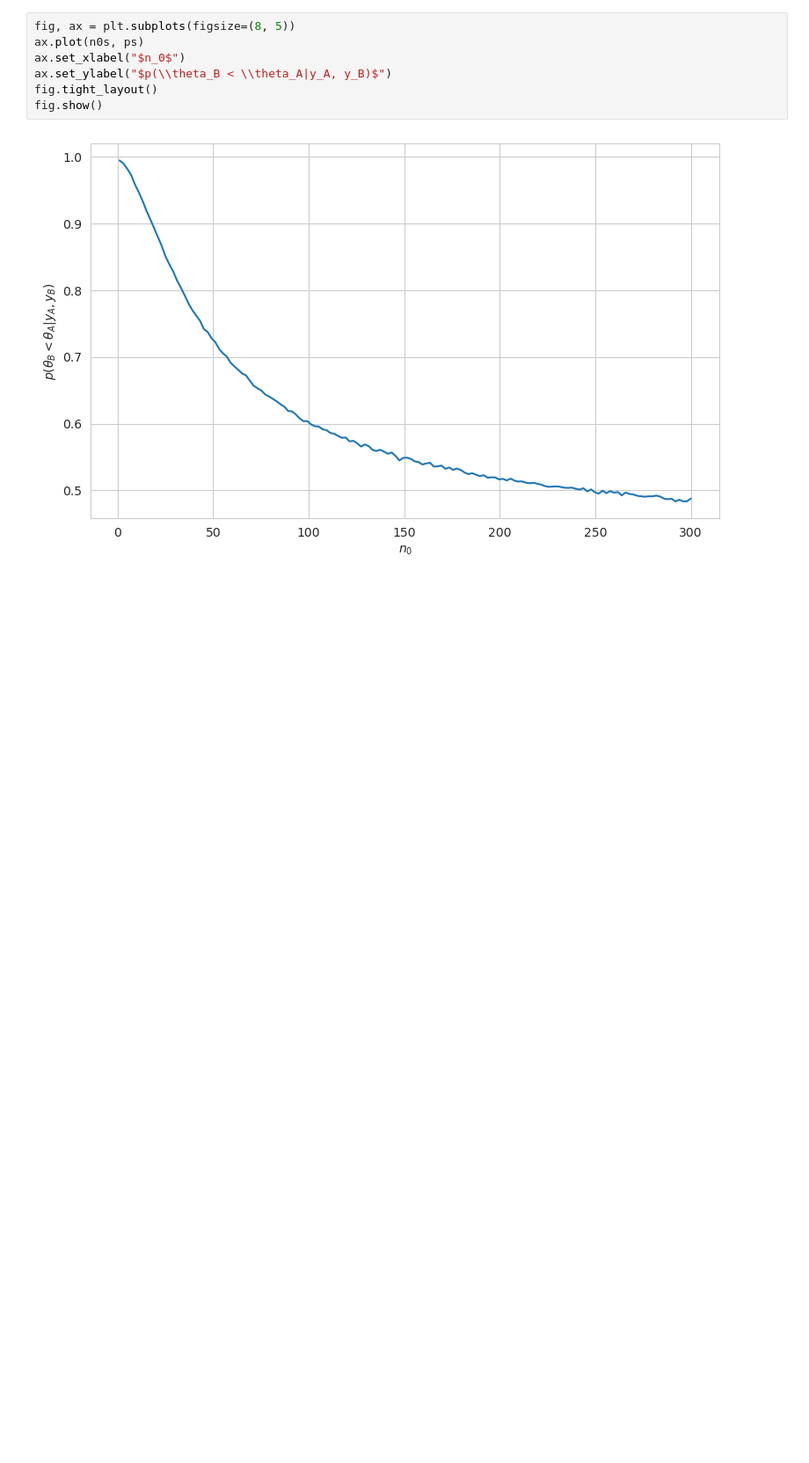
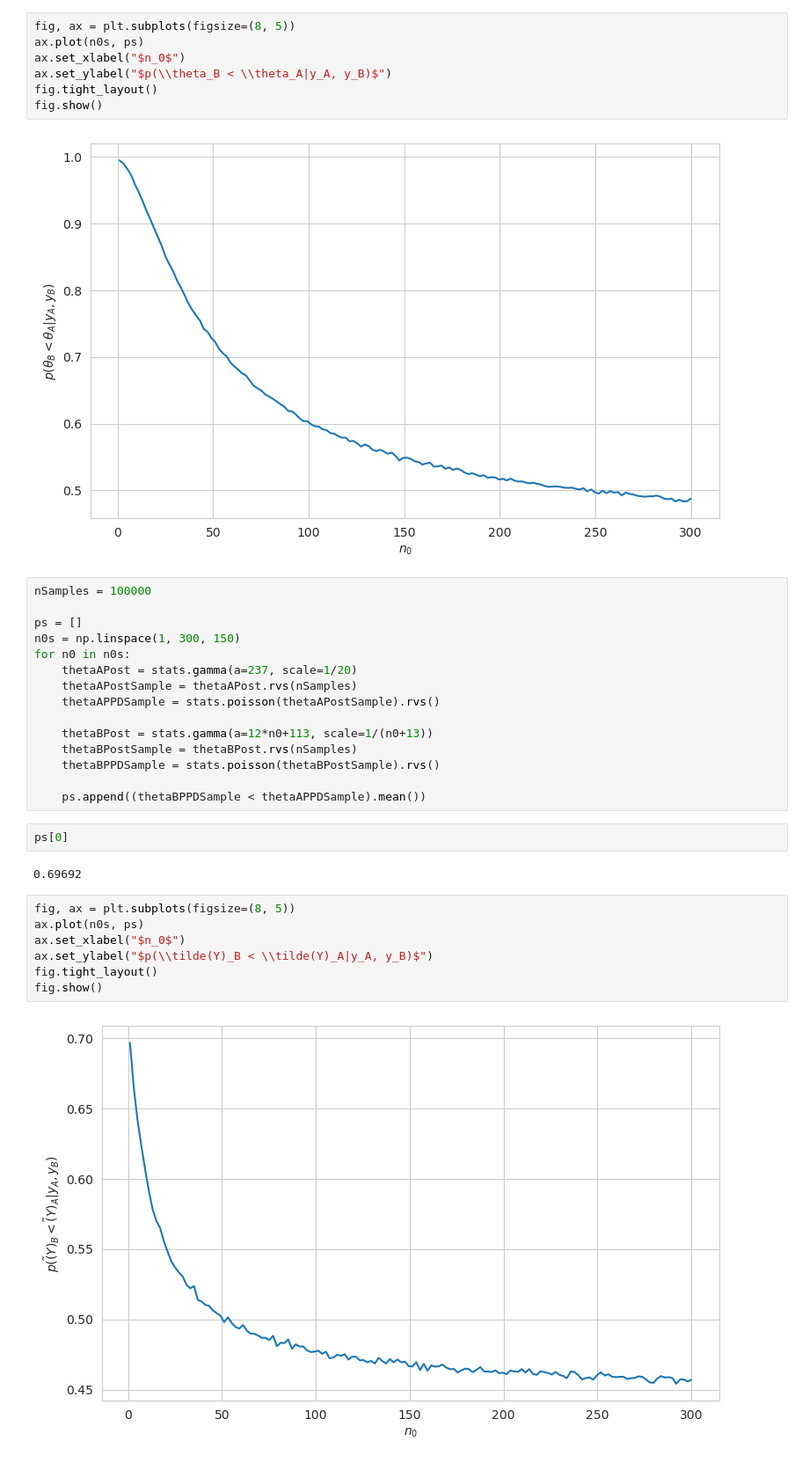
Before and after one commit to WHITSNAK/sta_602, a Jupyter notebook: hw5/hw5.ipynb, the cells around one changed output. Shown at 88% size. Saved outputs shown, nothing was run; the diff lists cells and outputs as text; blank space fills up the shorter version.

Commit message:
add plot 4.2.c

```diff
--- a/hw5/hw5.ipynb
+++ b/hw5/hw5.ipynb
@@ -119,3 +119,31 @@ fig.tight_layout()
 fig.show()
 # %% [output]
 [figure]
+# %%
+nSamples = 100000
+
+ps = []
+n0s = np.linspace(1, 300, 150)
+for n0 in n0s:
+    thetaAPost = stats.gamma(a=237, scale=1/20)
+    thetaAPostSample = thetaAPost.rvs(nSamples)
+    thetaAPPDSample = stats.poisson(thetaAPostSample).rvs()
+
+    thetaBPost = stats.gamma(a=12*n0+113, scale=1/(n0+13))
+    thetaBPostSample = thetaBPost.rvs(nSamples)
+    thetaBPPDSample = stats.poisson(thetaBPostSample).rvs()
+
+    ps.append((thetaBPPDSample < thetaAPPDSample).mean())
+# %%
+ps[0]
+# %% [output]
+0.69692
+# %%
+fig, ax = plt.subplots(figsize=(8, 5))
+ax.plot(n0s, ps)
+ax.set_xlabel("$n_0$")
+ax.set_ylabel("$p(\\tilde(Y)_B < \\tilde(Y)_A|y_A, y_B)$")
+fig.tight_layout()
+fig.show()
+# %% [output]
+[figure, added]
```
Also changed, not shown: 1 other file.
